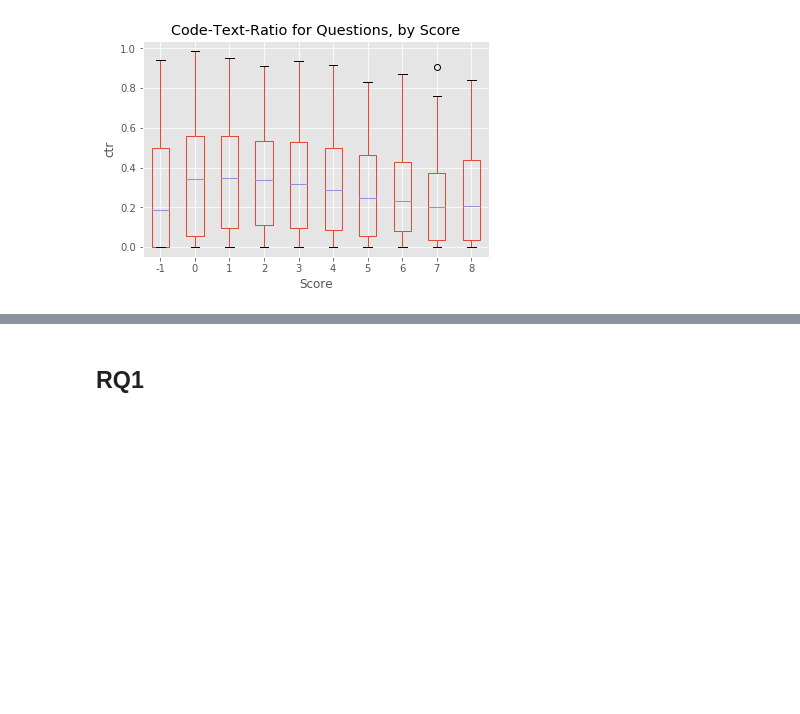
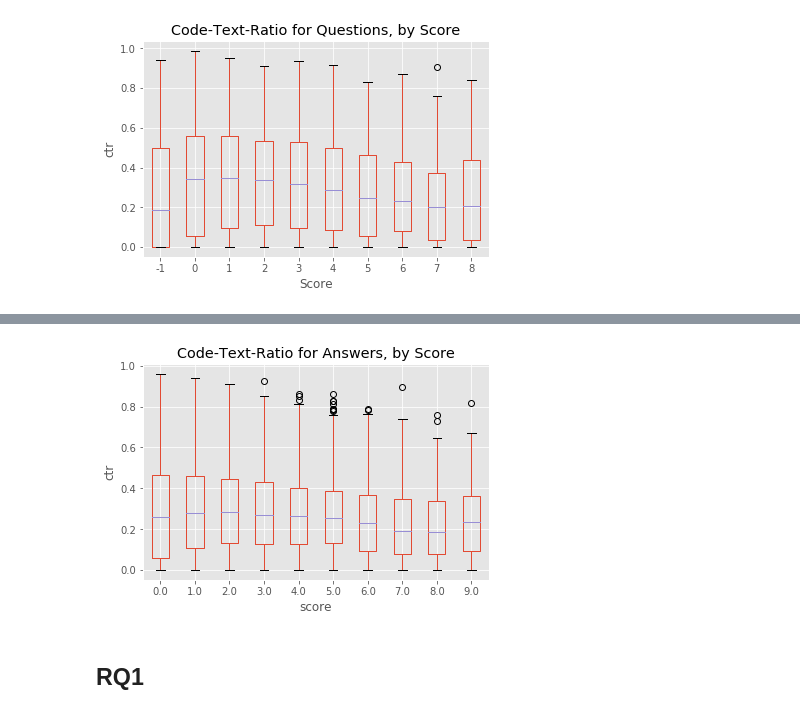
Before and after one commit to AdryMyry/bdge, a Jupyter notebook: mongo/sesion4.ipynb, the cells around one changed output, grey strips where cells are left out. Drawn from its saved outputs; the diff is of its cells as text; code cells hidden in the pictures; blank space fills up the shorter version.

```diff
--- a/mongo/sesion4.ipynb
+++ b/mongo/sesion4.ipynb
@@ -736,3 +828,24 @@ plt.show()
+# %%
+q1AnswersMR = db.q1answers.find()
+df = pd.DataFrame(list(q1AnswersMR))
+
+df = pd.concat([df.drop('value', axis=1), pd.DataFrame(df['value'].tolist())], axis=1)
+
+for index,row in df.iterrows():
+    c = CodeCount()
+    try:
+        c.run(row['body'])
+        df.loc[index,'codeRate'] = c.code_length/row['bodyLength']
+    except:
+        df.loc[index,'codeRate'] = 0
+# %%
+df.boxplot(column="codeRate", by="score")
+plt.ylabel("ctr")
+plt.title("Code-Text-Ratio for Answers, by Score")
+plt.suptitle("")
+plt.show()
+# %% [output]
+[figure, added]
 # %% [markdown]
 ## RQ1
 # %%
```
Also changed, not shown: parts of 21 cells of this notebook.
